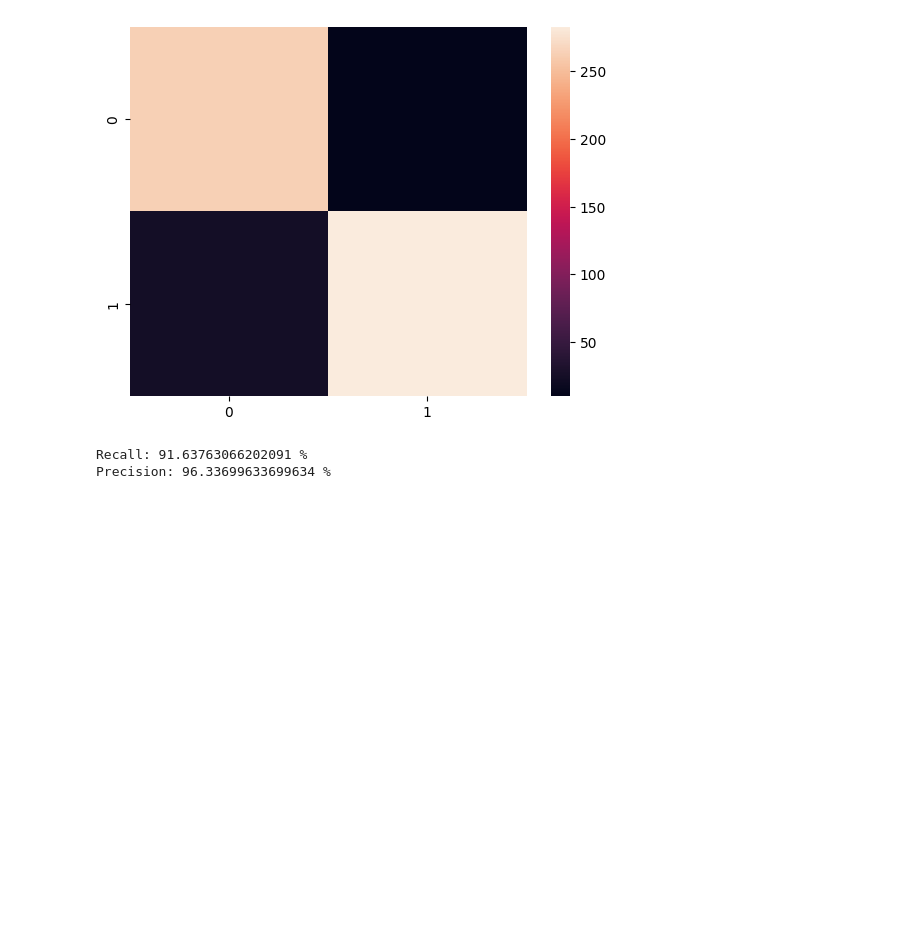
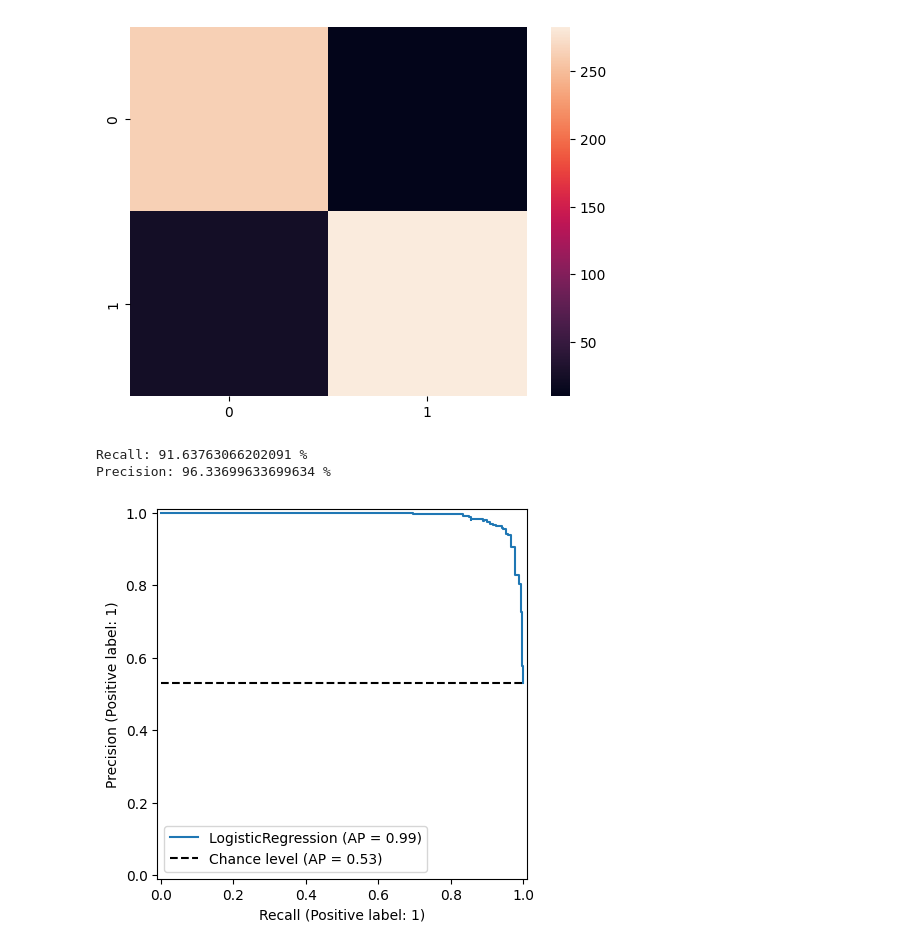
Before and after one commit to Gish-Sky/phishing_analysis, a Jupyter notebook: analysis.ipynb, the cells around one changed output. Drawn from its saved outputs; the diff is of its cells as text; code cells hidden in the pictures; blank space fills up the shorter version.

Commit message:
precision recall graph

```diff
--- a/analysis.ipynb
+++ b/analysis.ipynb
@@ -276,3 +279,7 @@ Precision: 96.33699633699634 %
 # try to explore decision trees
 # predict_proba; check it out! predict prob to increase precision
 #precision recall curve (graph precision on x and recall on y)
+# %%
+display = PrecisionRecallDisplay.from_estimator(new_model, X_test, Y_test, plot_chance_level = True)
+# %% [output]
+[figure, added]
```
Also changed, not shown: parts of 2 cells of this notebook.
